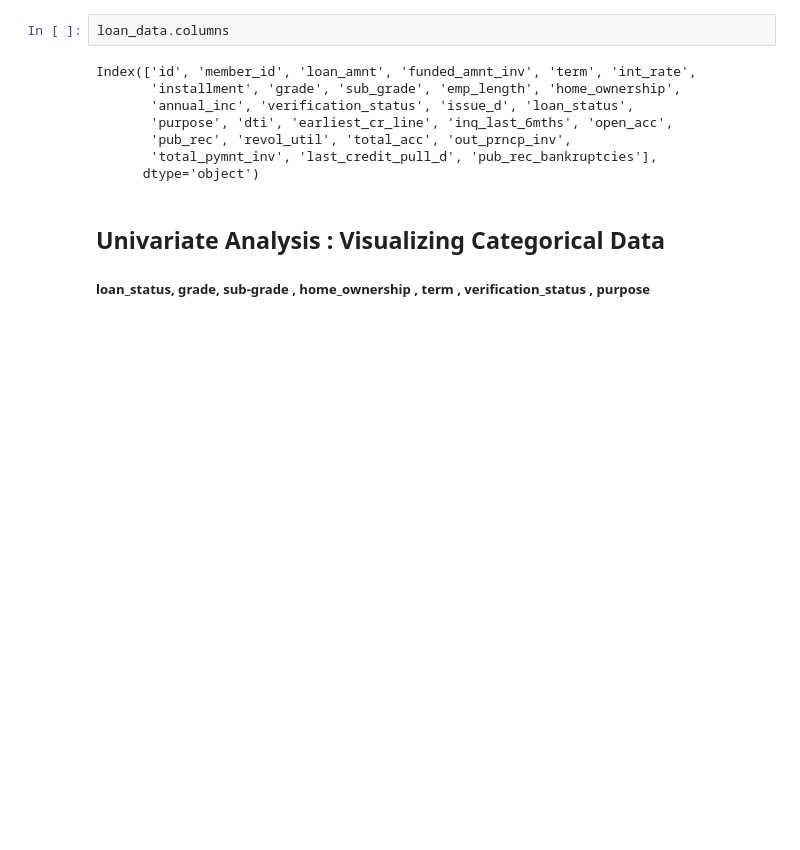
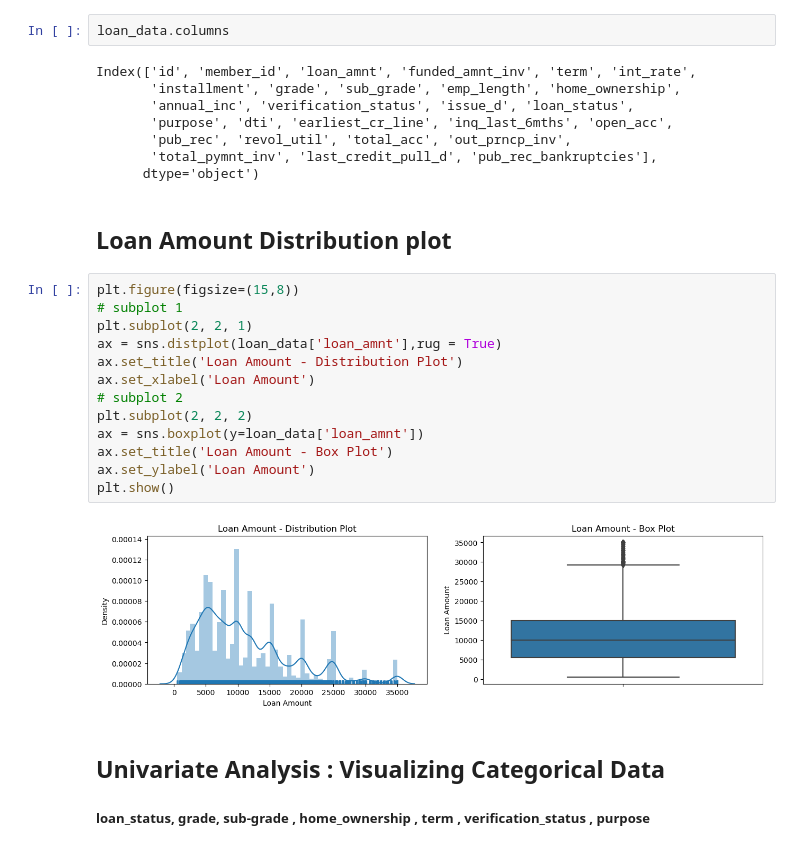
Before and after one commit to Smrutirekha90/Lending_Club_Case_Study, a Jupyter notebook: Smrutirekha_khatua_Lending_Club.ipynb, the cells around one changed output. Drawn from its saved outputs; the diff is of its cells as text; blank space fills up the shorter version.

```diff
--- a/Smrutirekha_khatua_Lending_Club.ipynb
+++ b/Smrutirekha_khatua_Lending_Club.ipynb
@@ -557,6 +557,23 @@ Index(['id', 'member_id', 'loan_amnt', 'funded_amnt_inv', 'term', 'int_rate',
        'pub_rec', 'revol_util', 'total_acc', 'out_prncp_inv',
        'total_pymnt_inv', 'last_credit_pull_d', 'pub_rec_bankruptcies'],
       dtype='object')
+# %% [markdown]
+## Loan Amount Distribution plot
+# %%
+plt.figure(figsize=(15,8))
+# subplot 1
+plt.subplot(2, 2, 1)
+ax = sns.distplot(loan_data['loan_amnt'],rug = True)
+ax.set_title('Loan Amount - Distribution Plot')
+ax.set_xlabel('Loan Amount')
+# subplot 2
+plt.subplot(2, 2, 2)
+ax = sns.boxplot(y=loan_data['loan_amnt'])
+ax.set_title('Loan Amount - Box Plot')
+ax.set_ylabel('Loan Amount')
+plt.show()
+# %% [output]
+[figure, added]
 # %% [markdown]
 ## Univariate Analysis : Visualizing Categorical Data
 ##### loan_status, grade, sub-grade , home_ownership , term , verification_status , purpose
```
Also changed, not shown: parts of 6 cells of this notebook, 1 other file.
